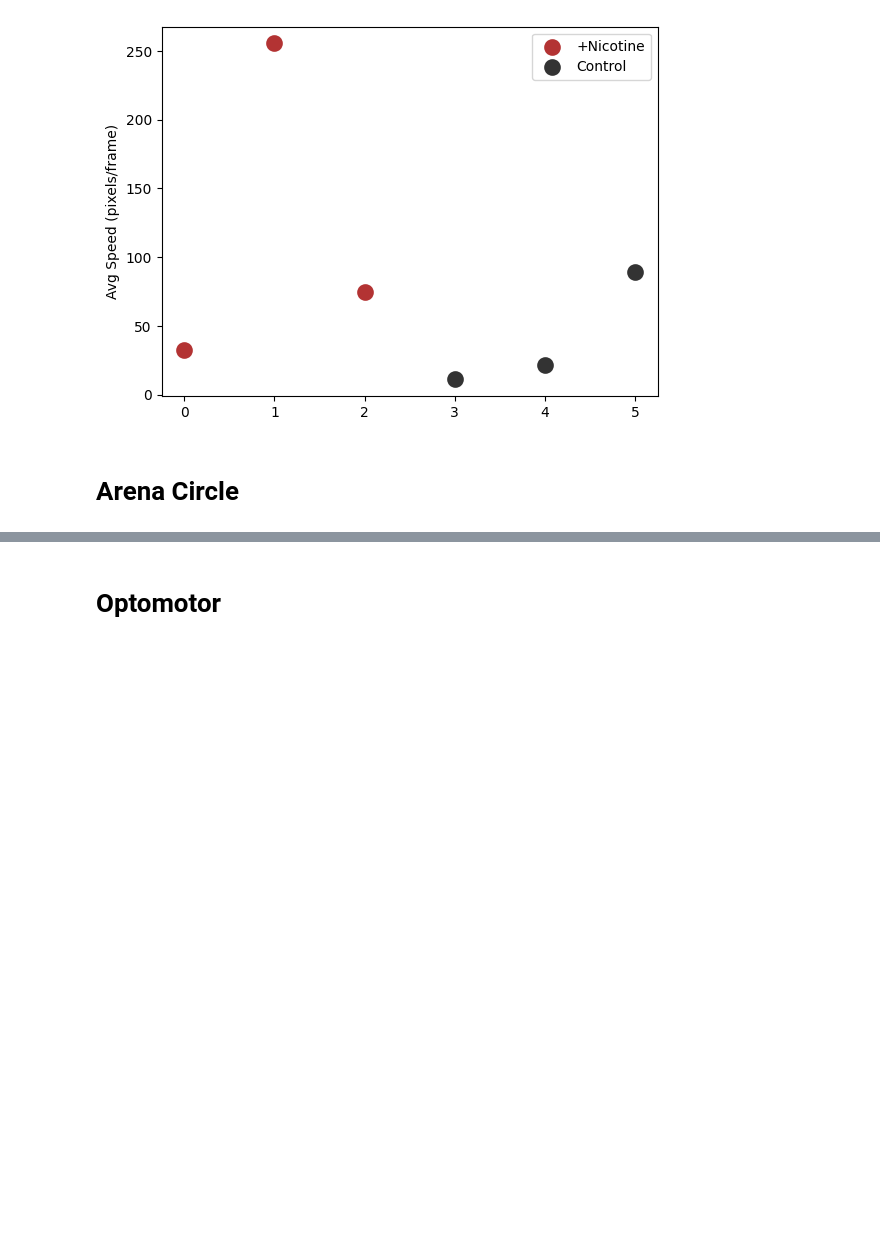
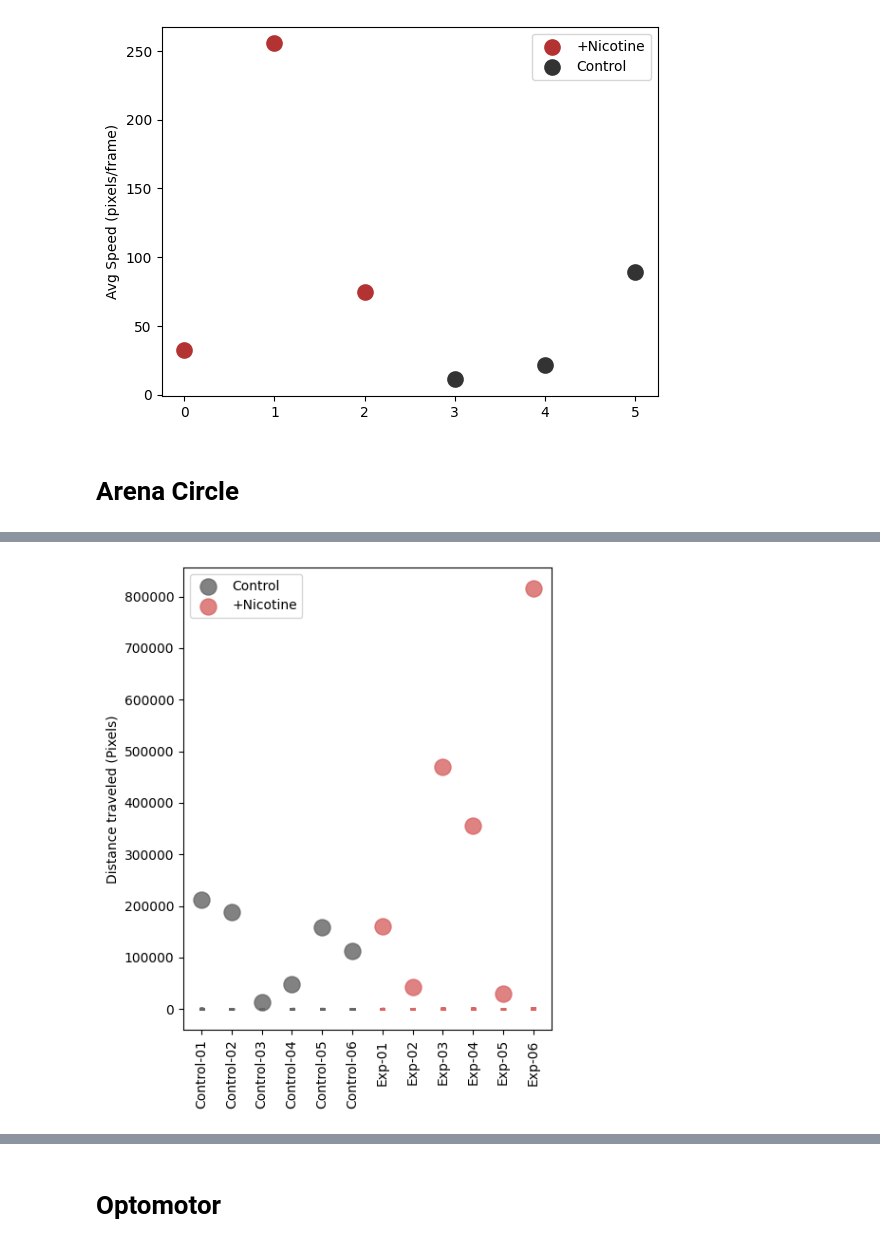
Before and after one commit to mattsmiths/biol470, a Jupyter notebook: final_project/FinalProject_Analysis_2.ipynb, the cells around one changed output, grey strips where cells are left out. Saved outputs shown, nothing was run; the diff lists cells and outputs as text; code cells hidden in the pictures; blank space fills up the shorter version.

```diff
--- a/final_project/FinalProject_Analysis_2.ipynb
+++ b/final_project/FinalProject_Analysis_2.ipynb
@@ -235,0 +291,52 @@ for bees in findBees:
+# %%
+plt.figure(figsize=(5,6))
+nbee = {}
+nsbee = {}
+cbee = {}
+csbee = {}
+
+for ind,ele in enumerate(allStore):
+  if 'nic' in ele:
+    cc1 = (0.85,0.4,0.4,0.5)
+    nbee[ele] = np.nansum(allStore[ele]['Circle'])
+    nsbee[ele] = np.nanstd(allStore[ele]['Circle'])/np.sqrt(len(allStore[ele]['Circle'][0]))
+  else:
+    cc1 = (0.2,0.2,0.2,0.5)
+    cbee[ele] = np.nansum(allStore[ele]['Circle'])
+    csbee[ele] = np.nanstd(allStore[ele]['Circle'])/np.sqrt(len(allStore[ele]['Circle'][0]))
+
+
+
+ind = 0
+
+bbar = []
+for ele in cbee:
+  if ind == 0:
+    plt.scatter(ind,np.nanmean(cbee[ele]),s=150,color=(0.4,0.4,0.4,0.82),label='Control')
+  else:
+    plt.scatter(ind,np.nanmean(cbee[ele]),s=150,color=(0.4,0.4,0.4,0.82))
+  bbar.append(cbee[ele])
+  #plt.plot([ind,ind],[np.nanmean(cbee[ele])-csbee[ele],np.nanmean(cbee[ele])+csbee[ele]],color=(0.4,0.4,0.4,0.82))
+
+  dd = ((np.random.rand(len(allStore[ele]['Circle'][0]))*0.1)+ind-0.05)
+  plt.scatter(dd,allStore[ele]['Circle'][0],color=(0.4,0.4,0.4,0.2),s=1)
+  ind+=1
+
+for ele in nbee:
+  if ind == 6:
+    plt.scatter(ind,np.nanmean(nbee[ele]),s=150,color=(0.85,0.4,0.4,0.82),label='+Nicotine')
+  else:
+    plt.scatter(ind,np.nanmean(nbee[ele]),s=150,color=(0.85,0.4,0.4,0.82))
+  bbar.append(nbee[ele])
+  dd = ((np.random.rand(len(allStore[ele]['Circle'][0]))*0.1)+ind-0.05)
+  plt.scatter(dd,allStore[ele]['Circle'][0],color=(0.85,0.4,0.4,0.1),s=1)
+  ind+=1
+
+plt.legend()
+plt.xticks(np.arange(0,12),['Control-01','Control-02','Control-03','Control-04','Control-05','Control-06',
+                            'Exp-01','Exp-02','Exp-03','Exp-04','Exp-05','Exp-06'],rotation=90)
+plt.ylabel('Distance traveled (Pixels)')
+plt.tight_layout()
+plt.savefig('/content/circle_dist.png',dpi=300)
+# %% [output]
+[figure, added]
```
Also changed, not shown: parts of 35 cells of this notebook.
